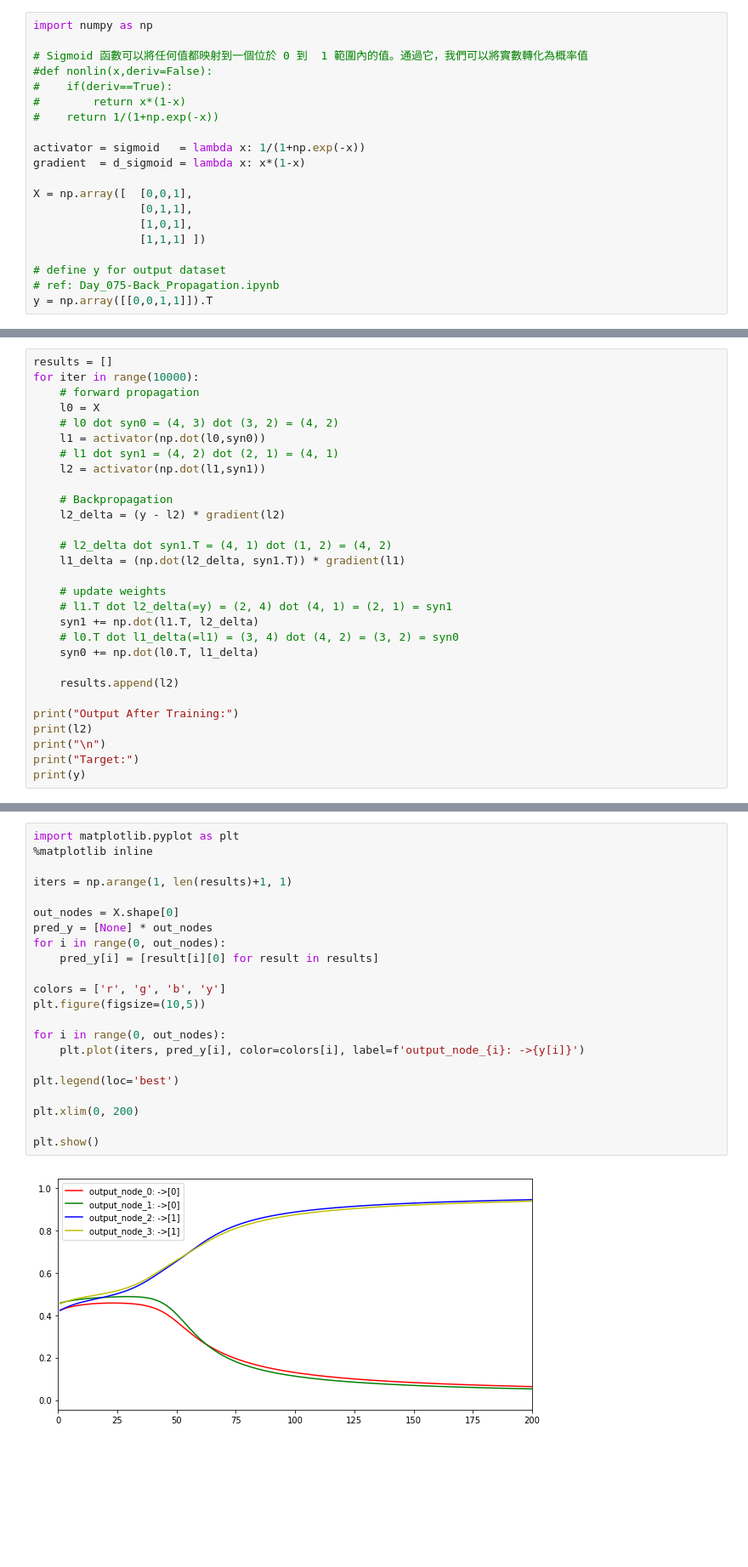
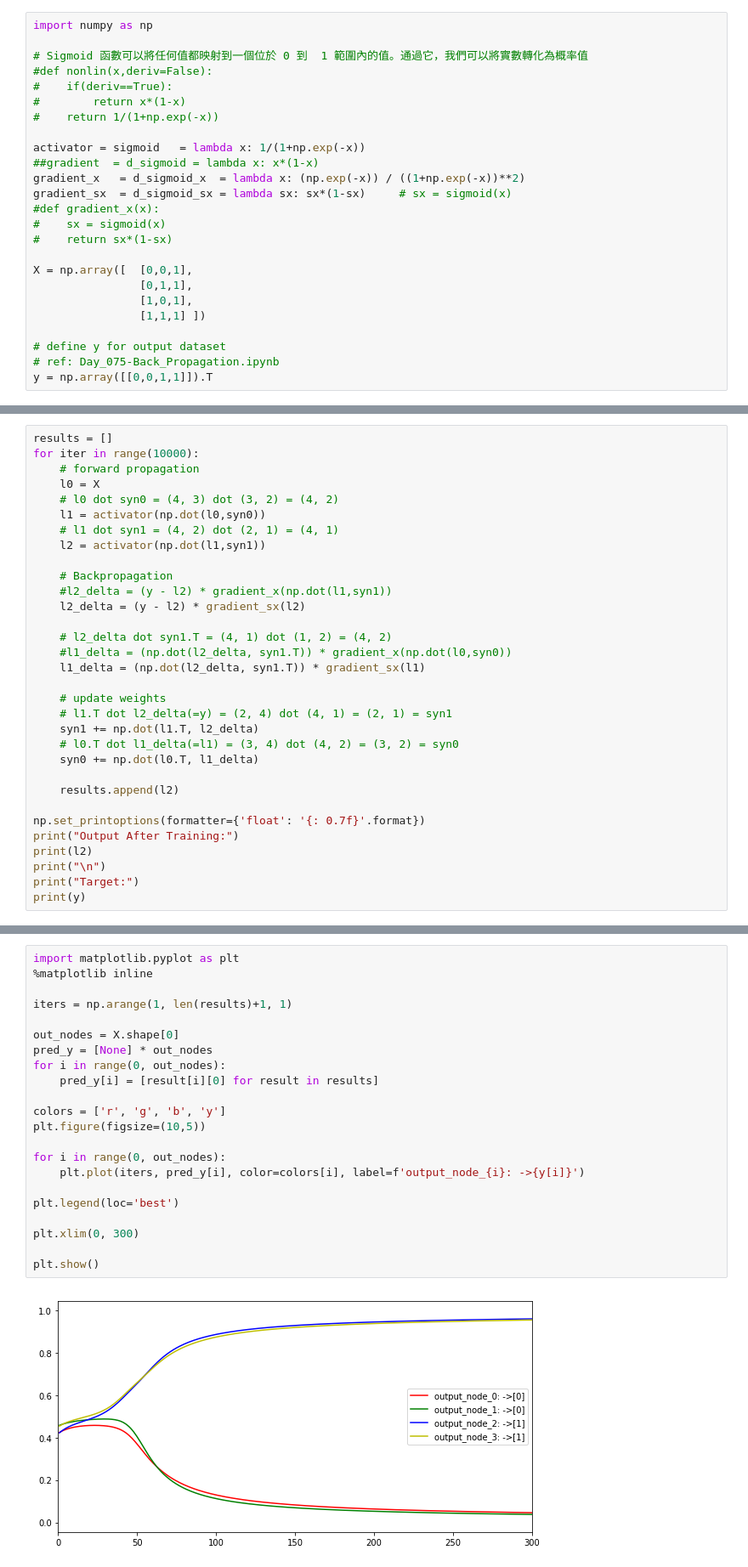
Before and after one commit to SilentCatMeow/ML100-Days, a Jupyter notebook: homework/Day_075_HW.ipynb, the cells around one changed output, grey strips where cells are left out. Shown: that part at 85% size. Drawn from its saved outputs; the diff is of its cells as text; blank space fills up the shorter version.

```diff
--- a/homework/Day_075_HW.ipynb
+++ b/homework/Day_075_HW.ipynb
@@ -57,7 +62,12 @@ import numpy as np
 #    return 1/(1+np.exp(-x))
 
 activator = sigmoid   = lambda x: 1/(1+np.exp(-x))
-gradient  = d_sigmoid = lambda x: x*(1-x)
+##gradient  = d_sigmoid = lambda x: x*(1-x)
+gradient_x   = d_sigmoid_x  = lambda x: (np.exp(-x)) / ((1+np.exp(-x))**2)
+gradient_sx  = d_sigmoid_sx = lambda sx: sx*(1-sx)     # sx = sigmoid(x)
+#def gradient_x(x):
+#    sx = sigmoid(x)
+#    return sx*(1-sx)
 
 X = np.array([  [0,0,1],
                 [0,1,1],
@@ -131,10 +172,12 @@ for iter in range(10000):
     l2 = activator(np.dot(l1,syn1))
 
     # Backpropagation
-    l2_delta = (y - l2) * gradient(l2)
+    #l2_delta = (y - l2) * gradient_x(np.dot(l1,syn1))
+    l2_delta = (y - l2) * gradient_sx(l2)
 
     # l2_delta dot syn1.T = (4, 1) dot (1, 2) = (4, 2)
-    l1_delta = (np.dot(l2_delta, syn1.T)) * gradient(l1)
+    #l1_delta = (np.dot(l2_delta, syn1.T)) * gradient_x(np.dot(l0,syn0))
+    l1_delta = (np.dot(l2_delta, syn1.T)) * gradient_sx(l1)
 
     # update weights
     # l1.T dot l2_delta(=y) = (2, 4) dot (4, 1) = (2, 1) = syn1
@@ -144,6 +187,7 @@ for iter in range(10000):
 
     results.append(l2)
 
+np.set_printoptions(formatter={'float': '{: 0.7f}'.format})
 print("Output After Training:")
 print(l2)
 print("\n")
@@ -165,24 +209,24 @@ Target:
 # %%
 import matplotlib.pyplot as plt
 %matplotlib inline
 
 iters = np.arange(1, len(results)+1, 1)
 
 out_nodes = X.shape[0]
 pred_y = [None] * out_nodes
 for i in range(0, out_nodes):
     pred_y[i] = [result[i][0] for result in results]
 
 colors = ['r', 'g', 'b', 'y']
 plt.figure(figsize=(10,5))
 
 for i in range(0, out_nodes):
     plt.plot(iters, pred_y[i], color=colors[i], label=f'output_node_{i}: ->{y[i]}')
 
 plt.legend(loc='best')
 
-plt.xlim(0, 200)
+plt.xlim(0, 300)
 
 plt.show()
 # %% [output]
-[figure, old version]
+[figure, new version]
```
Also changed, not shown: parts of 3 cells of this notebook.
